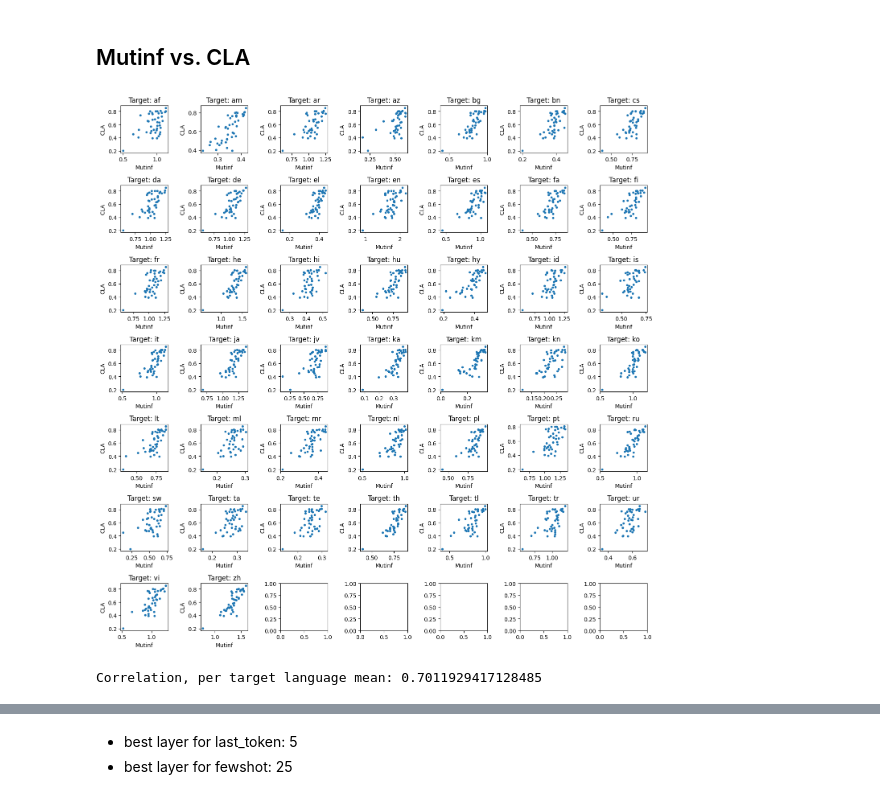
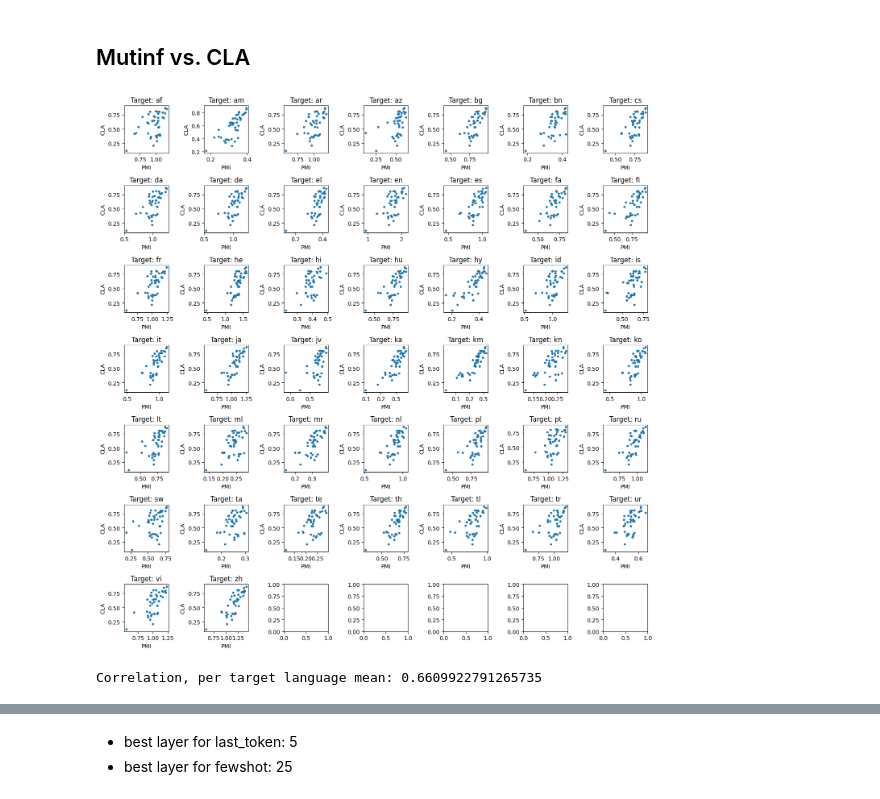
Before and after one commit to KathyHaem/cla-metrics, a Jupyter notebook: plots/correlation_eval.ipynb, the cells around one changed output, grey strips where cells are left out. Cells and saved outputs as stored; diff of their text form; code cells hidden in the pictures.

```diff
--- a/plots/correlation_eval.ipynb
+++ b/plots/correlation_eval.ipynb
@@ -33,7 +34,7 @@ with open(os.path.join("..", "scores", "flores", f"{MODEL}_{SENT_REP}_{METRIC}.j
 # %%
 MODEL="Qwen3-14B"
 
-METRICS = ["anc", "cosine", "dist", "ratio", "nn-abs", "dali"]#, "eflomal"]
+METRICS = ["anc", "cosine", "nn-abs", "dist", "ratio", "dali"]#, "eflomal"]
 SENT_REPS = ["fewshot", "mean", "prompt", "last-token", "weighted-mean"]
 
 cla_all = dict()
@@ -110,6 +111,9 @@ for metric in METRICS:
         except KeyError:
             continue
 # %%
+with open("../scores/sib-200/Qwen3-14B.json") as f:
+    sib_scores = json.load(f)
+
 mean_df = pd.DataFrame({
     "langs": ALL_LANGUAGES,
     "alinments": [get_alignment(lang, layer=BEST_LAYER) for lang in ALL_LANGUAGES],
@@ -158,26 +194,15 @@ PearsonRResult(statistic=np.float64(0.9694103949520185), pvalue=np.float64(1.241
 # %%
-with open("../scores/translation_mutinf/Qwen3-14B-old.json") as f:
-    mutinfs = json.load(f)
-
-with open(os.path.join("..", "translation", "chrf-few_shot.json")) as f:
-    chrf = json.load(f)
-
-lang_pairs, chrf_scores = list(chrf.keys()), list(chrf.values())
-alignments = [mutinfs[lng_pair] for lng_pair in lang_pairs] #[get_alignment(lng_pair[:2], lng_pair[3:], layer="MEAN") for lng_pair in lang_pairs]
-plt.plot(chrf_scores, alignments, "o", markersize=3)
-plt.xlabel("chrF")
-plt.ylabel("Mutinf")
-plt.show()
+lang_pairs = list(chrf.keys())
 
 # compute the correlations within a target language and compute the average
 fig, axes = plt.subplots(7, 7, figsize=(14,14))
 correlations = []
 for i, tgt_lang in enumerate(ALL_LANGUAGES):
-    alignments_tgt = [mutinfs[f"{src_lang}-{tgt_lang}"] for src_lang in ALL_LANGUAGES if src_lang not in [tgt_lang]]#[get_alignment(src_lang, "en", layer=5, cla=cla_all["ratio"]["last-token"]) for src_lang in ALL_LANGUAGES if src_lang not in ("en", tgt_lang)]
-    chrf_tgt = [chrf[f"{src_lang}-{tgt_lang}"] for src_lang in ALL_LANGUAGES if src_lang not in [tgt_lang]]
-    correlations.append(pearsonr(chrf_tgt, alignments_tgt)[0])
+    mutinfs_tgt = [mutinfs_lp_mean[f"{src_lang}-{tgt_lang}"] for src_lang in ALL_LANGUAGES if src_lang not in [tgt_lang]]#[get_alignment(src_lang, "en", layer=5, cla=cla_all["ratio"]["last-token"]) for src_lang in ALL_LANGUAGES if src_lang not in ("en", tgt_lang)]
+    metric_tgt = [chrf_lp_mean[f"{src_lang}-{tgt_lang}"] for src_lang in ALL_LANGUAGES if src_lang not in [tgt_lang]]
+    correlations.append(pearsonr(metric_tgt, mutinfs_tgt)[0])
     ax = axes.flatten()[i]
-    ax.plot(chrf_tgt, alignments_tgt, "o", markersize=3)
+    ax.plot(metric_tgt, mutinfs_tgt, "o", markersize=3)
     ax.set_xlabel("chrF")
     ax.set_ylabel("Mutinf")
     ax.set_title("Target: " + tgt_lang)
@@ -185,6 +210,5 @@ for i, tgt_lang in enumerate(ALL_LANGUAGES):
 plt.tight_layout()
 plt.show()
 
-print("Correlation, all langs together:", pearsonr(chrf_scores, alignments)[0])
 print("Correlation, per target language mean:", np.mean(correlations))
 # %% [output]
@@ -192,26 +217,28 @@ KeyError: 'af-cy'
 # %% [markdown]
 ## Mutinf vs. CLA
 # %%
+cla_dict = cla_all["nn-abs"]["fewshot"]
+
 # compute the correlations within a target language and compute the average
 fig, axes = plt.subplots(7, 7, figsize=(14,14))
 correlations = []
 for i, tgt_lang in enumerate(ALL_LANGUAGES):
-    alignments_tgt = [get_alignment(src_lang, "en", layer="MEAN", cla=cla_all["nn-abs"]["last-token"]) for src_lang in ALL_LANGUAGES if src_lang not in ("en", tgt_lang)]
-    chrf_tgt = [mutinfs[f"{src_lang}-{tgt_lang}"] for src_lang in ALL_LANGUAGES if src_lang not in ("en", tgt_lang)]
-    correlations.append(pearsonr(chrf_tgt, alignments_tgt)[0])
+    alignments_tgt = [get_alignment(src_lang, "en", layer="MEAN", cla=cla_dict) for src_lang in ALL_LANGUAGES if src_lang not in ("en", tgt_lang)]
+    pmi_tgt = [mutinfs_lp_mean[f"{src_lang}-{tgt_lang}"] for src_lang in ALL_LANGUAGES if src_lang not in ("en", tgt_lang)]
+    correlations.append(pearsonr(pmi_tgt, alignments_tgt)[0])
     ax = axes.flatten()[i]
-    ax.plot(chrf_tgt, alignments_tgt, "o", markersize=3)
-    ax.set_xlabel("Mutinf")
+    ax.plot(pmi_tgt, alignments_tgt, "o", markersize=3)
+    ax.set_xlabel("PMI")
     ax.set_ylabel("CLA")
     ax.set_title("Target: " + tgt_lang)
 
 plt.tight_layout()
 plt.show()
 
 print("Correlation, per target language mean:", np.mean(correlations))
 # %% [output]
-[figure, old version]
+[figure, new version]
-Correlation, per target language mean: 0.7011929417128485
+Correlation, per target language mean: 0.6609922791265735
 # %%
 from langcodes import Language
 
```
Also changed, not shown: parts of 15 cells of this notebook, 41 other files.
